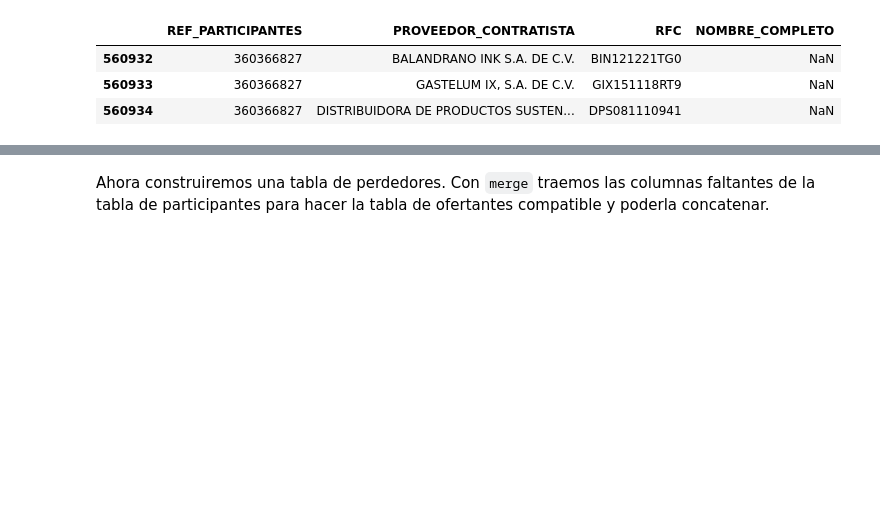
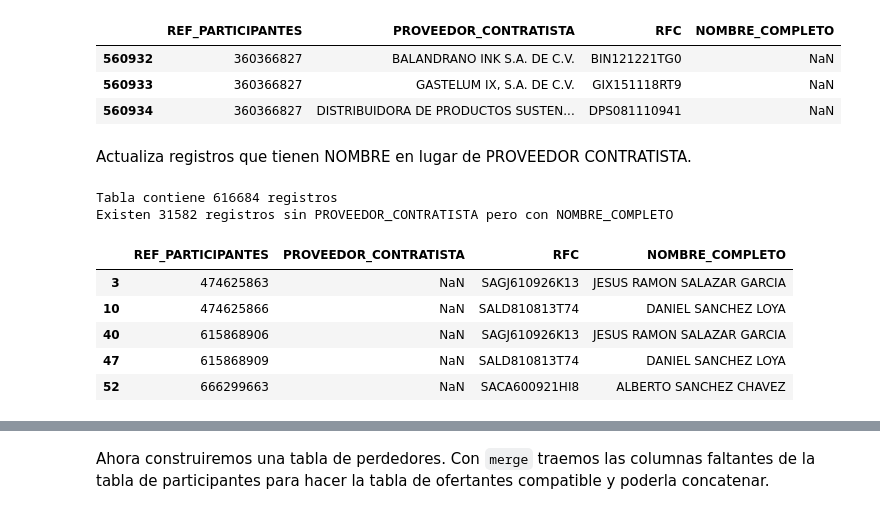
Before and after one commit to imco/IRC, a Jupyter notebook: notebooks/IRC_v2.ipynb, the cells around one changed output, grey strips where cells are left out. Cells and saved outputs as stored; diff of their text form; code cells hidden in the pictures; blank space fills up the shorter version.

```diff
--- a/notebooks/IRC_v2.ipynb
+++ b/notebooks/IRC_v2.ipynb
@@ -792,3 +792,19 @@ tabla_ofertas[tabla_ofertas['REF_PARTICIPANTES'] == 360366827]
 | 560932 | 360366827 | BALANDRANO INK S.A. DE C.V. | BIN121221TG0 | NaN |
 | 560933 | 360366827 | GASTELUM IX, S.A. DE C.V. | GIX151118RT9 | NaN |
 | 560934 | 360366827 | DISTRIBUIDORA DE PRODUCTOS SUSTEN... | DPS081110941 | NaN |
+# %% [markdown]
+Actualiza registros que tienen NOMBRE en lugar de PROVEEDOR CONTRATISTA.
+# %%
+mask = tabla_ofertas['PROVEEDOR_CONTRATISTA'].isnull() & tabla_ofertas['NOMBRE_COMPLETO'].notnull()
+print('Tabla contiene %d registros' % tabla_ofertas.shape[0])
+print('Existen %d registros sin PROVEEDOR_CONTRATISTA pero con NOMBRE_COMPLETO' % tabla_ofertas[mask].shape[0])
+tabla_ofertas[mask].head()
+# %% [output]
+Tabla contiene 616684 registros
+Existen 31582 registros sin PROVEEDOR_CONTRATISTA pero con NOMBRE_COMPLETO
+|  | REF_PARTICIPANTES | PROVEEDOR_CONTRATISTA | RFC | NOMBRE_COMPLETO |
+| 3 | 474625863 | NaN | SAGJ610926K13 | JESUS RAMON SALAZAR GARCIA |
+| 10 | 474625866 | NaN | SALD810813T74 | DANIEL SANCHEZ LOYA |
+| 40 | 615868906 | NaN | SAGJ610926K13 | JESUS RAMON SALAZAR GARCIA |
+| 47 | 615868909 | NaN | SALD810813T74 | DANIEL SANCHEZ LOYA |
+| 52 | 666299663 | NaN | SACA600921HI8 | ALBERTO SANCHEZ CHAVEZ |
```
Also changed, not shown: parts of 4 cells of this notebook.
